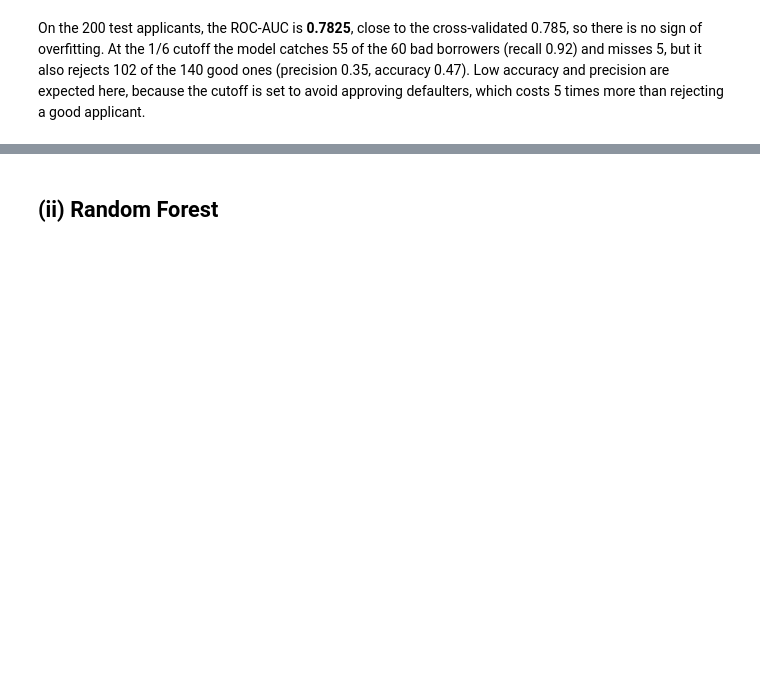
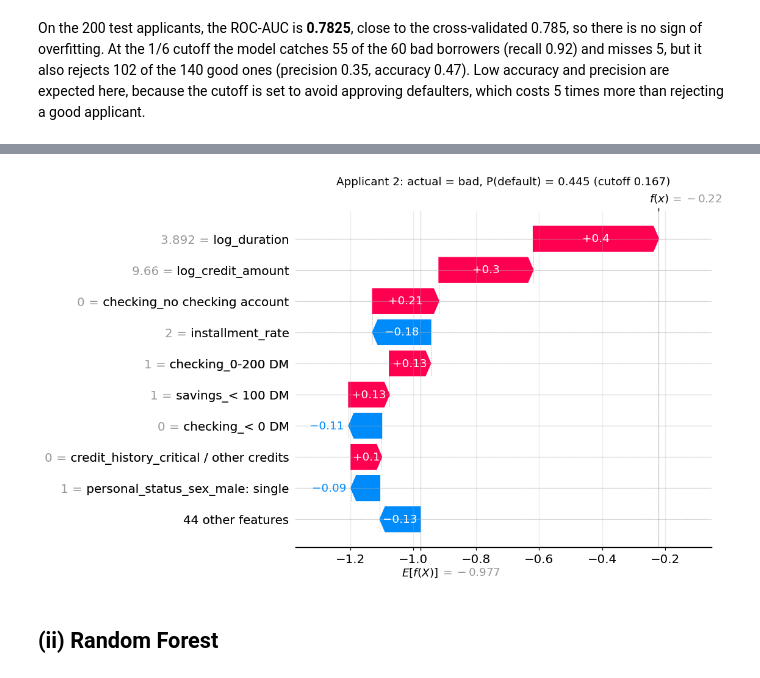
Before and after one commit to chrisgoh9/dseqf4212-group8, a Jupyter notebook: dseqf4212-group8.ipynb, the cells around one changed output, grey strips where cells are left out. Cells and saved outputs as stored; diff of their text form; code cells hidden in the pictures; blank space fills up the shorter version.

```diff
--- a/dseqf4212-group8.ipynb
+++ b/dseqf4212-group8.ipynb
@@ -786,3 +836,10 @@ Name: cost per applicant, dtype: float64
+# %%
+# Applicant 2: actual bad (defaulted), predicted bad
+shap.plots.waterfall(sv_lr[i_bad], max_display=10, show=False)
+plt.title(f"Applicant 2: actual = bad, P(default) = {y_proba_lr[i_bad]:.3f} (cutoff {THRESHOLD:.3f})", pad=28)
+plt.show()
+# %% [output]
+[figure, added]
 # %% [markdown]
 ## (ii) Random Forest
 # %% [markdown]
```
Also changed, not shown: parts of 30 cells of this notebook.
